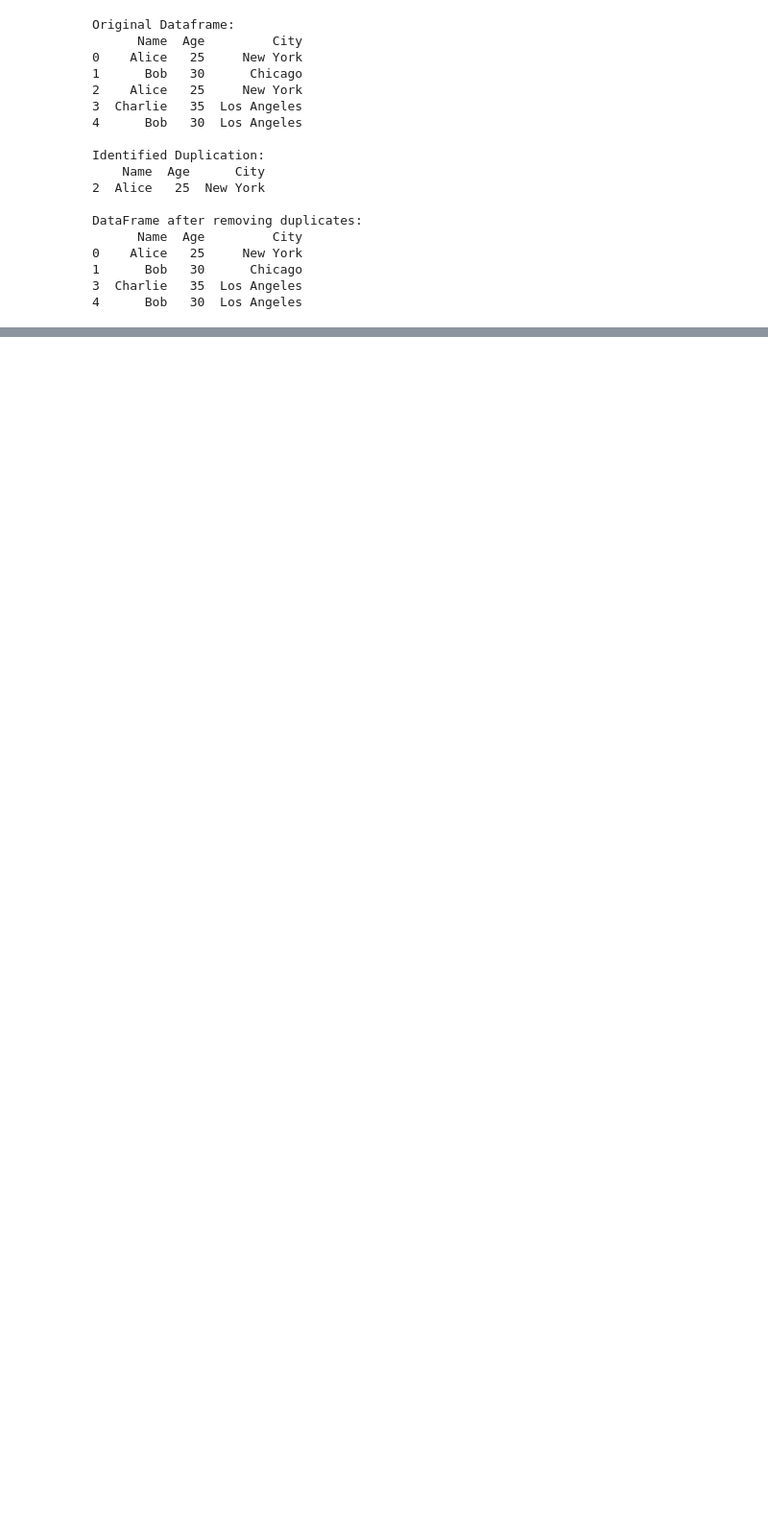
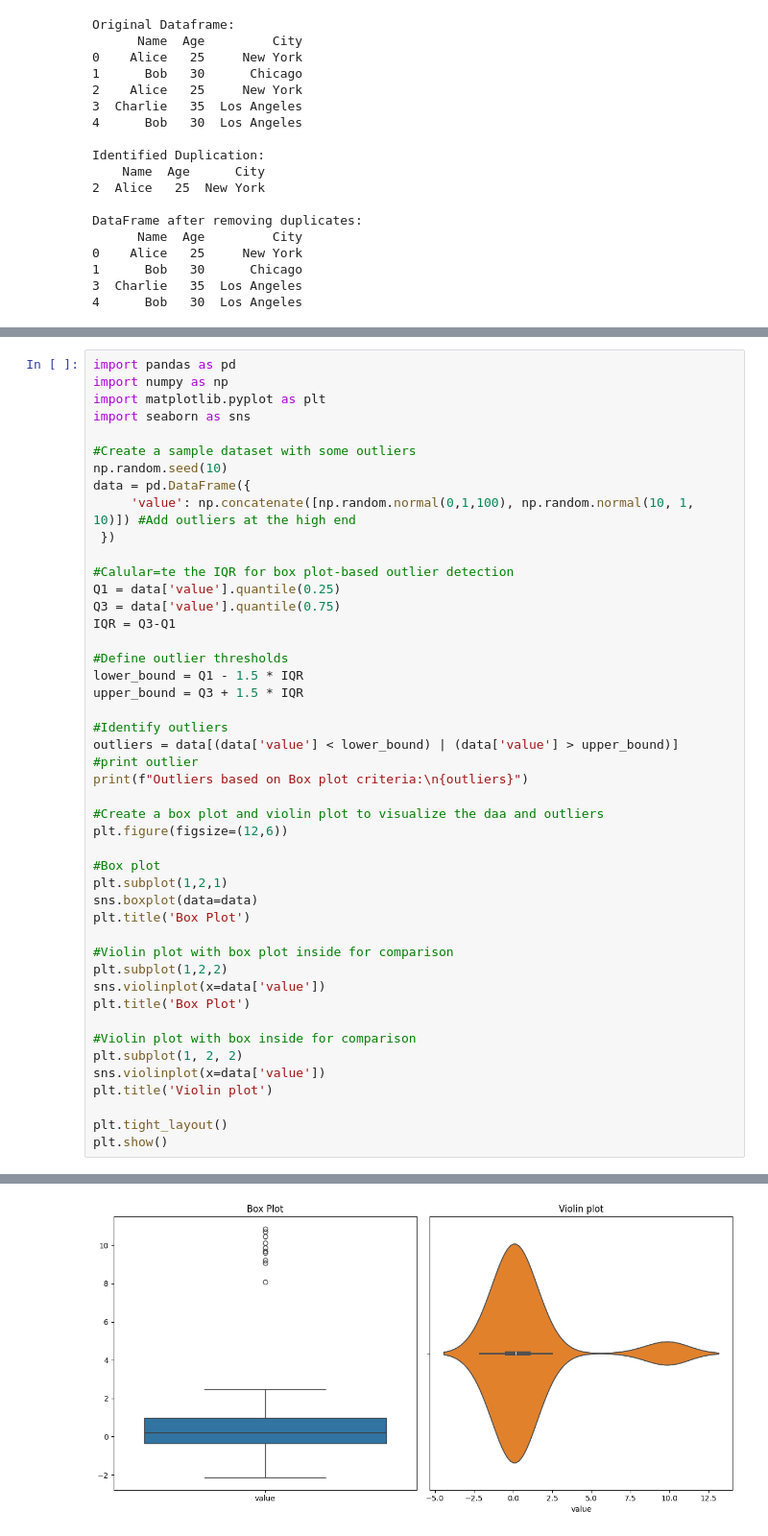
Before and after one commit to Vignesh-kanna/ml_with_flask, a Jupyter notebook: ml.ipynb, the cells around one changed output, grey strips where cells are left out. Shown at 96% size. Cells and saved outputs as stored; diff of their text form; blank space fills up the shorter version.

```diff
--- a/ml.ipynb
+++ b/ml.ipynb
@@ -851,0 +885,47 @@ DataFrame after removing duplicates:
+# %%
+import pandas as pd
+import numpy as np
+import matplotlib.pyplot as plt
+import seaborn as sns
+
+#Create a sample dataset with some outliers
+np.random.seed(10)
+data = pd.DataFrame({
+     'value': np.concatenate([np.random.normal(0,1,100), np.random.normal(10, 1, 10)]) #Add outliers at the high end
+ })
+
+#Calular=te the IQR for box plot-based outlier detection
+Q1 = data['value'].quantile(0.25)
+Q3 = data['value'].quantile(0.75)
+IQR = Q3-Q1
+
+#Define outlier thresholds
+lower_bound = Q1 - 1.5 * IQR
+upper_bound = Q3 + 1.5 * IQR
+
+#Identify outliers
+outliers = data[(data['value'] < lower_bound) | (data['value'] > upper_bound)]
+#print outlier
+print(f"Outliers based on Box plot criteria:\n{outliers}")
+
+#Create a box plot and violin plot to visualize the daa and outliers
+plt.figure(figsize=(12,6))
+
+#Box plot
+plt.subplot(1,2,1)
+sns.boxplot(data=data)
+plt.title('Box Plot')
+
+#Violin plot with box plot inside for comparison
+plt.subplot(1,2,2)
+sns.violinplot(x=data['value'])
+plt.title('Box Plot')
+
+#Violin plot with box inside for comparison
+plt.subplot(1, 2, 2)
+sns.violinplot(x=data['value'])
+plt.title('Violin plot')
+
+plt.tight_layout()
+plt.show()
+# %% [output]
@@ -851,0 +944 @@ DataFrame after removing duplicates:
+[figure, added]
```
Also changed, not shown: parts of 3 cells of this notebook.
